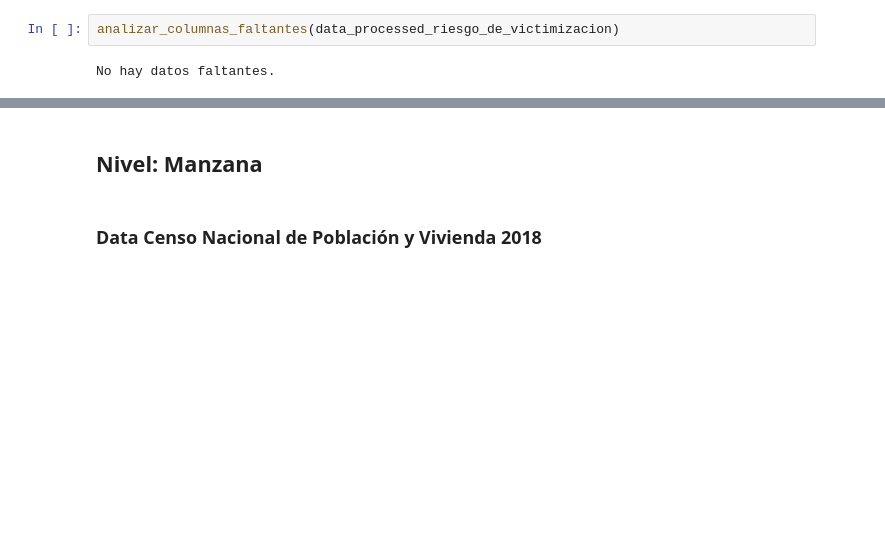
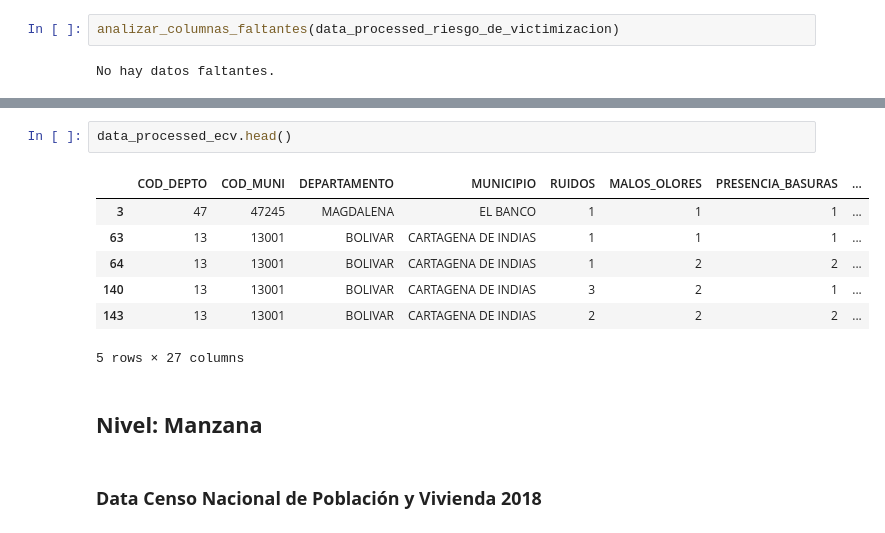
Before and after one commit to CIDEACC/datos_externos_convocatoria38, a Jupyter notebook: _sources/raw_to_processed.ipynb, the cells around one changed output, grey strips where cells are left out. Saved outputs shown, nothing was run; the diff lists cells and outputs as text; blank space fills up the shorter version.

```diff
--- a/_sources/raw_to_processed.ipynb
+++ b/_sources/raw_to_processed.ipynb
@@ -201,3 +222,13 @@ data_processed_riesgo_de_victimizacion.head()
+# %%
+data_processed_ecv.head()
+# %% [output]
+|  | COD_DEPTO | COD_MUNI | DEPARTAMENTO | MUNICIPIO | RUIDOS | MALOS_OLORES | PRESENCIA_BASURAS | ... |
+| 3 | 47 | 47245 | MAGDALENA | EL BANCO | 1 | 1 | 1 | ... |
+| 63 | 13 | 13001 | BOLIVAR | CARTAGENA DE INDIAS | 1 | 1 | 1 | ... |
+| 64 | 13 | 13001 | BOLIVAR | CARTAGENA DE INDIAS | 1 | 2 | 2 | ... |
+| 140 | 13 | 13001 | BOLIVAR | CARTAGENA DE INDIAS | 3 | 2 | 1 | ... |
+| 143 | 13 | 13001 | BOLIVAR | CARTAGENA DE INDIAS | 2 | 2 | 2 | ... |
+5 rows × 27 columns
 # %% [markdown]
 ## **Nivel: Manzana**
 # %% [markdown]
```
Also changed, not shown: parts of 26 cells of this notebook, 13 other files.
